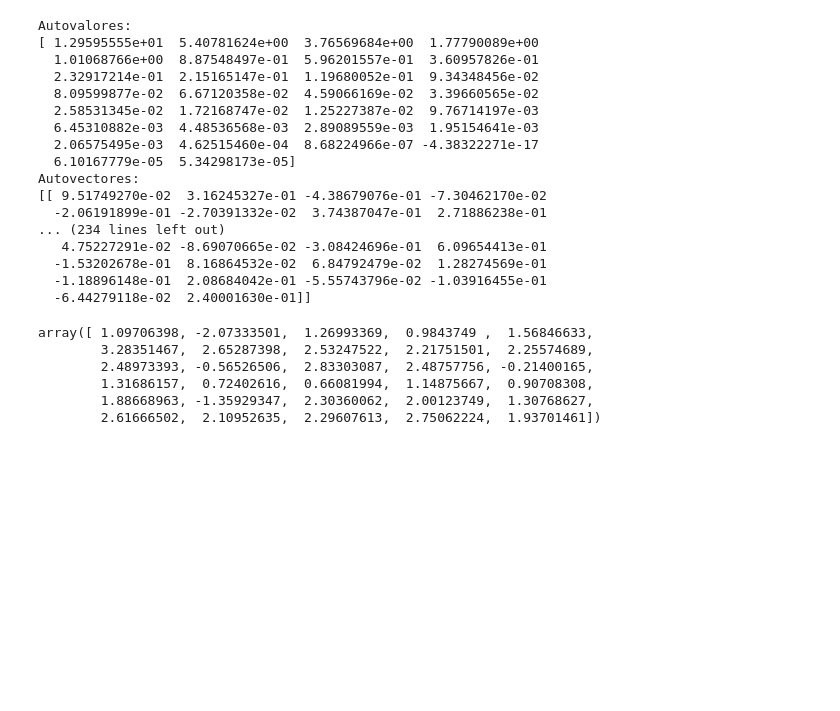
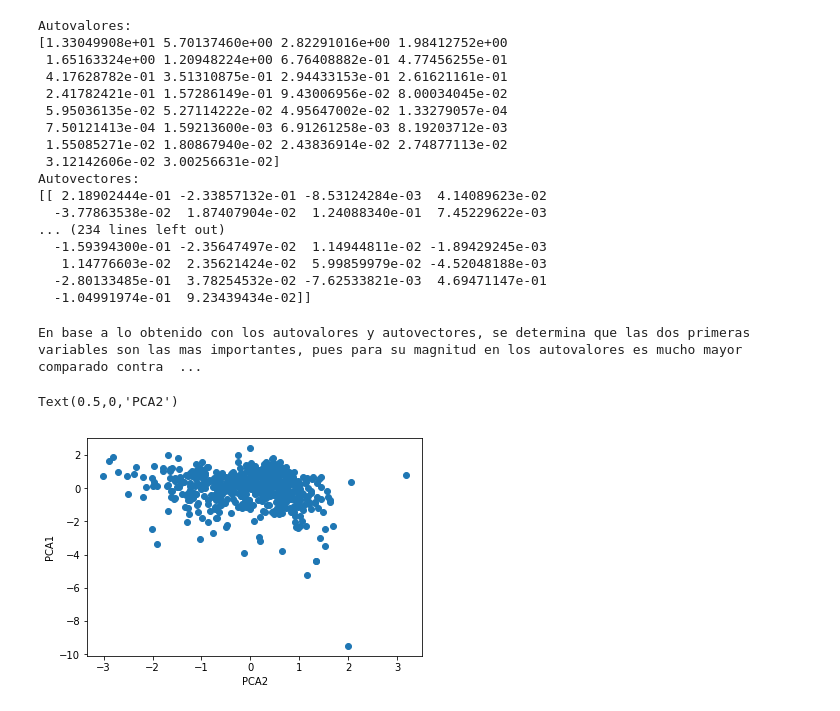
Before and after one commit to JADC362/MetodoTarea3, a Jupyter notebook: PCR.ipynb, the cells around one changed output. Saved outputs shown, nothing was run; the diff lists cells and outputs as text; code cells hidden in the pictures; blank space fills up the shorter version.

```diff
--- a/PCR.ipynb
+++ b/PCR.ipynb
@@ -39,6 +54,6 @@ def covarianza(datos1,datos2):
 matrizCovarizanza = np.empty([len(MatrizDatos),len(MatrizDatos)])
 for i in range(len(MatrizDatos)):
     for j in range(len(MatrizDatos)):
-        matrizCovarizanza[i,j]=covarianza(MatrizDatos[:,j],MatrizDatos[:,i])
+        matrizCovarizanza[i,j]=covarianza(MatrizDatos[j,:],MatrizDatos[i,:])
 print(matrizCovarizanza)
 # %% [output]
@@ -67,28 +82,34 @@ print("Autovalores: \n" + str(autoValores))
 print("Autovectores: \n" + str(autoVectores))
 # %% [output]
 Autovalores:
-[ 1.29595555e+01  5.40781624e+00  3.76569684e+00  1.77790089e+00
-  1.01068766e+00  8.87548497e-01  5.96201557e-01  3.60957826e-01
-  2.32917214e-01  2.15165147e-01  1.19680052e-01  9.34348456e-02
-  8.09599877e-02  6.67120358e-02  4.59066169e-02  3.39660565e-02
-  2.58531345e-02  1.72168747e-02  1.25227387e-02  9.76714197e-03
-  6.45310882e-03  4.48536568e-03  2.89089559e-03  1.95154641e-03
-  2.06575495e-03  4.62515460e-04  8.68224966e-07 -4.38322271e-17
-  6.10167779e-05  5.34298173e-05]
+[1.33049908e+01 5.70137460e+00 2.82291016e+00 1.98412752e+00
+ 1.65163324e+00 1.20948224e+00 6.76408882e-01 4.77456255e-01
+ 4.17628782e-01 3.51310875e-01 2.94433153e-01 2.61621161e-01
+ 2.41782421e-01 1.57286149e-01 9.43006956e-02 8.00034045e-02
+ 5.95036135e-02 5.27114222e-02 4.95647002e-02 1.33279057e-04
+ 7.50121413e-04 1.59213600e-03 6.91261258e-03 8.19203712e-03
+ 1.55085271e-02 1.80867940e-02 2.43836914e-02 2.74877113e-02
+ 3.12142606e-02 3.00256631e-02]
 Autovectores:
-[[ 9.51749270e-02  3.16245327e-01 -4.38679076e-01 -7.30462170e-02
-  -2.06191899e-01 -2.70391332e-02  3.74387047e-01  2.71886238e-01
+[[ 2.18902444e-01 -2.33857132e-01 -8.53124284e-03  4.14089623e-02
+  -3.77863538e-02  1.87407904e-02  1.24088340e-01  7.45229622e-03
 ... (234 lines left out)
-   4.75227291e-02 -8.69070665e-02 -3.08424696e-01  6.09654413e-01
-  -1.53202678e-01  8.16864532e-02  6.84792479e-02  1.28274569e-01
-  -1.18896148e-01  2.08684042e-01 -5.55743796e-02 -1.03916455e-01
-  -6.44279118e-02  2.40001630e-01]]
+  -1.59394300e-01 -2.35647497e-02  1.14944811e-02 -1.89429245e-03
+   1.14776603e-02  2.35621424e-02  5.99859979e-02 -4.52048188e-03
+  -2.80133485e-01  3.78254532e-02 -7.62533821e-03  4.69471147e-01
+  -1.04991974e-01  9.23439434e-02]]
-# %%
-MatrizDatos[:,0]
-# %% [output]
-array([ 1.09706398, -2.07333501,  1.26993369,  0.9843749 ,  1.56846633,
-        3.28351467,  2.65287398,  2.53247522,  2.21751501,  2.25574689,
-        2.48973393, -0.56526506,  2.83303087,  2.48757756, -0.21400165,
-        1.31686157,  0.72402616,  0.66081994,  1.14875667,  0.90708308,
-        1.88668963, -1.35929347,  2.30360062,  2.00123749,  1.30768627,
-        2.61666502,  2.10952635,  2.29607613,  2.75062224,  1.93701461])
+# %%
+print("En base a lo obtenido con los autovalores y autovectores, se determina que las dos primeras variables son las mas importantes, pues para su magnitud en los autovalores es mucho mayor comparado contra otras variables subsiguientes.")
+# %% [output]
+En base a lo obtenido con los autovalores y autovectores, se determina que las dos primeras variables son las mas importantes, pues para su magnitud en los autovalores es mucho mayor comparado contra  ...
+# %%
+#Producto punto de PC1 y PC2
+PCA1,PCA2=np.dot([autoVectores[0],autoVectores[1]],MatrizDatos)
+# %%
+plt.figure()
+plt.scatter(PCA2,PCA1)
+plt.ylabel("PCA1")
+plt.xlabel("PCA2")
+# %% [output]
+Text(0.5,0,'PCA2')
+[figure, added]
```
Also changed, not shown: parts of 2 cells of this notebook.
